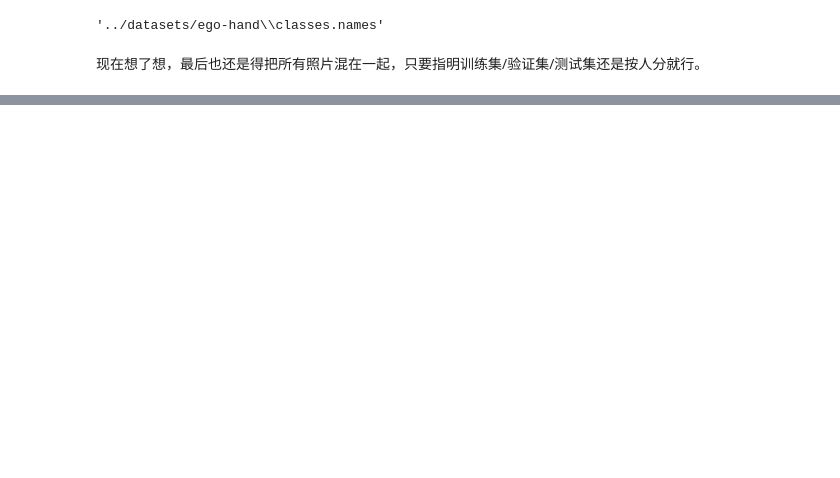
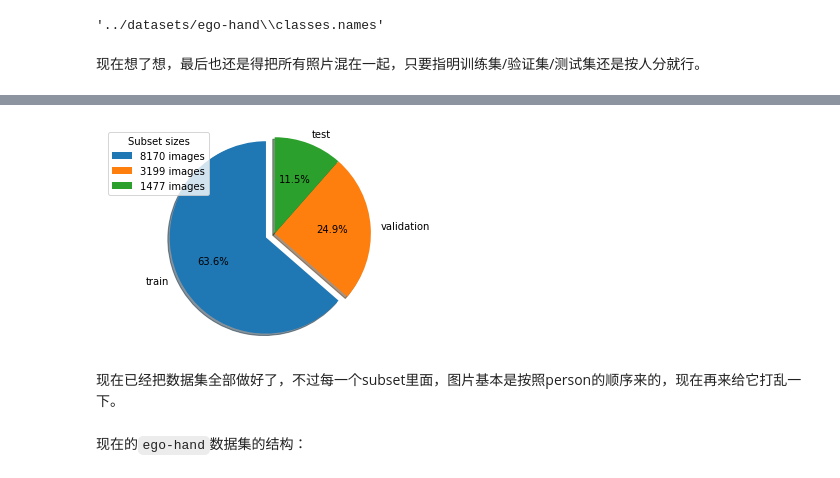
Before and after one commit to JinhangZhu/project-diary, a Jupyter notebook: analysis.ipynb, the cells around one changed output, grey strips where cells are left out. Drawn from its saved outputs; the diff is of its cells as text; code cells hidden in the pictures; blank space fills up the shorter version.

```diff
--- a/analysis.ipynb
+++ b/analysis.ipynb
@@ -533,0 +604,19 @@ for key, ids in tqdm(datasets.items(), desc='Subsets'):
+# %%
+datasets_images = {}
+for subset in subsets:
+    with open(os.path.join(FINAL_PATH, subset+'.txt'), 'r') as f:
+        datasets_images[subset] = f.read().split('\n')[:-1]
+sizes = [len(ss) for ss in datasets_images.values()]
+explode = (0.1, 0, 0)  # only "explode" the 1st slice (i.e. 'train')
+
+fig1, ax1 = plt.subplots()
+ax1.pie(sizes, explode=explode, labels=subsets, autopct='%1.1f%%',
+        shadow=True, startangle=90)
+ax1.axis('equal')  # Equal aspect ratio ensures that pie is drawn as a circle.
+ax1.legend([str(s)+ ' images' for s in sizes], title='Subset sizes', loc='best')
+
+plt.show()
+# %% [output]
+[figure, added]
+# %% [markdown]
+现在已经把数据集全部做好了，不过每一个subset里面，图片基本是按照person的顺序来的，现在再来给它打乱一下。
@@ -533,0 +629,2 @@ for key, ids in tqdm(datasets.items(), desc='Subsets'):
+# %% [markdown]
+现在的`ego-hand`数据集的结构：
```
Also changed, not shown: parts of 15 cells of this notebook.
